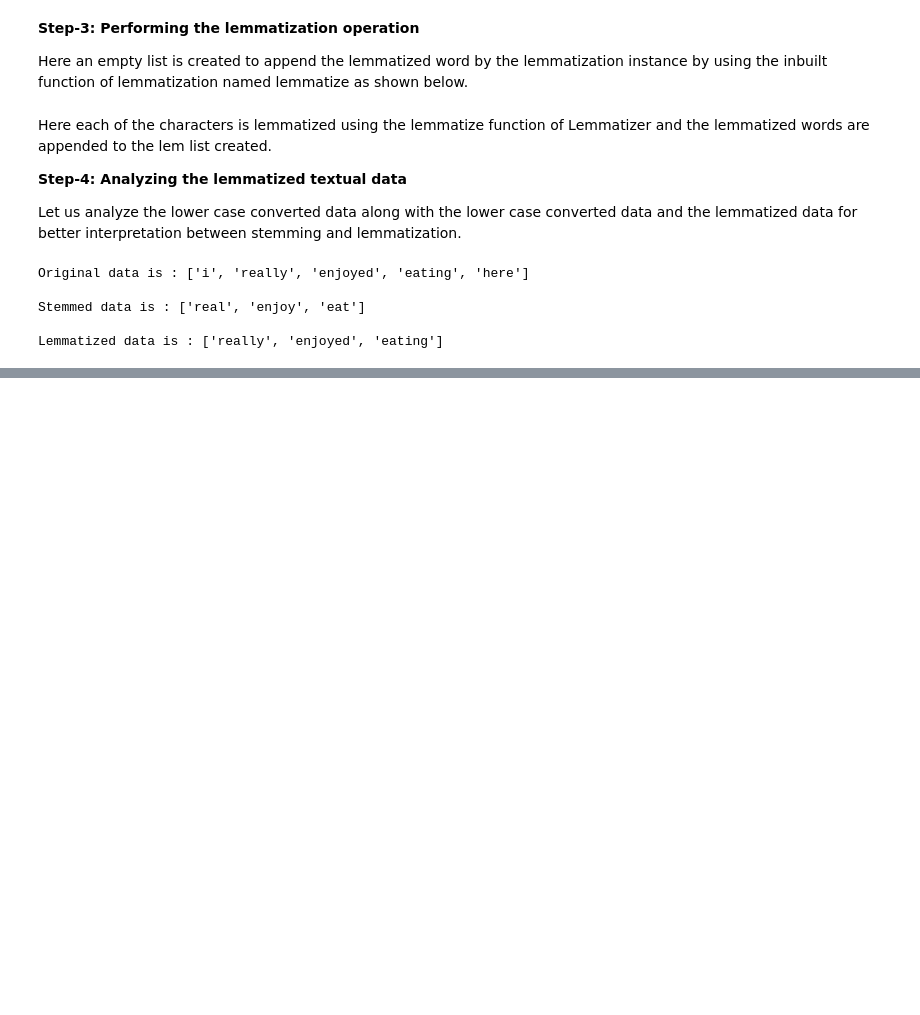
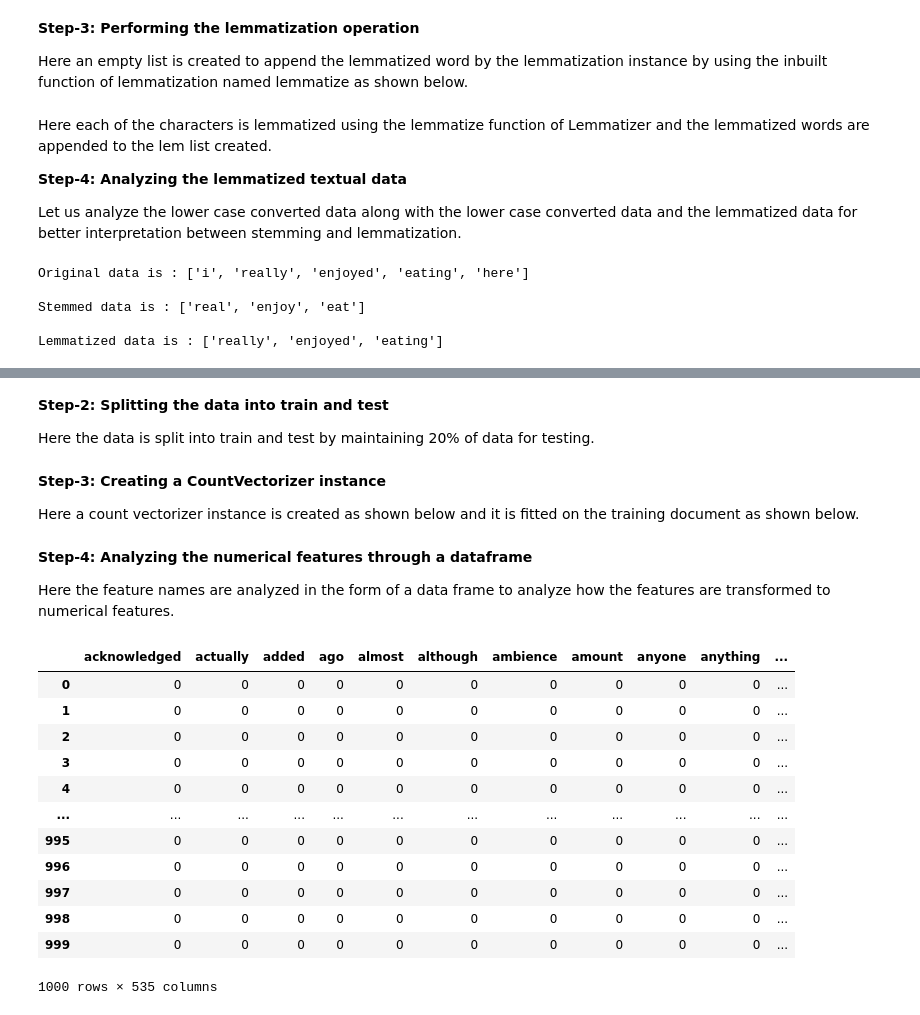
Before and after one commit to ArunMunagala7/machinehack-exercises, a Jupyter notebook: text-preprocessing-and-analytics-machinehack.ipynb, the cells around one changed output, grey strips where cells are left out. Cells and saved outputs as stored; diff of their text form; code cells hidden in the pictures; blank space fills up the shorter version.

```diff
--- a/text-preprocessing-and-analytics-machinehack.ipynb
+++ b/text-preprocessing-and-analytics-machinehack.ipynb
@@ -354,0 +430,34 @@ Lemmatized data is : ['really', 'enjoyed', 'eating']
+# %% [markdown]
+**Step-2: Splitting the data into train and test**
+
+Here the data is split into train and test by maintaining 20% of data for testing.
+# %%
+train_doc,test_doc=train_test_split(df['Cleaned_text'],test_size=0.2,random_state=42)
+# %% [markdown]
+**Step-3: Creating a CountVectorizer instance**
+
+Here a count vectorizer instance is created as shown below and it is fitted on the training document as shown below.
+# %%
+cv=CountVectorizer(min_df=2,max_df=5).fit(train_doc)
+# %% [markdown]
+**Step-4: Analyzing the numerical features through a dataframe**
+
+Here the feature names are analyzed in the form of a data frame to analyze how the features are transformed to numerical features.
+# %%
+x  = cv.fit_transform(df.Cleaned_text.values).toarray()
+x  = pd.DataFrame(x,columns=cv.get_feature_names())
+x
+# %% [output]
+|  | acknowledged | actually | added | ago | almost | although | ambience | amount | anyone | anything | ... |
+| 0 | 0 | 0 | 0 | 0 | 0 | 0 | 0 | 0 | 0 | 0 | ... |
+| 1 | 0 | 0 | 0 | 0 | 0 | 0 | 0 | 0 | 0 | 0 | ... |
+| 2 | 0 | 0 | 0 | 0 | 0 | 0 | 0 | 0 | 0 | 0 | ... |
+| 3 | 0 | 0 | 0 | 0 | 0 | 0 | 0 | 0 | 0 | 0 | ... |
+| 4 | 0 | 0 | 0 | 0 | 0 | 0 | 0 | 0 | 0 | 0 | ... |
+| ... | ... | ... | ... | ... | ... | ... | ... | ... | ... | ... | ... |
+| 995 | 0 | 0 | 0 | 0 | 0 | 0 | 0 | 0 | 0 | 0 | ... |
+| 996 | 0 | 0 | 0 | 0 | 0 | 0 | 0 | 0 | 0 | 0 | ... |
+| 997 | 0 | 0 | 0 | 0 | 0 | 0 | 0 | 0 | 0 | 0 | ... |
+| 998 | 0 | 0 | 0 | 0 | 0 | 0 | 0 | 0 | 0 | 0 | ... |
+| 999 | 0 | 0 | 0 | 0 | 0 | 0 | 0 | 0 | 0 | 0 | ... |
+1000 rows × 535 columns
```
Also changed, not shown: parts of 26 cells of this notebook.
